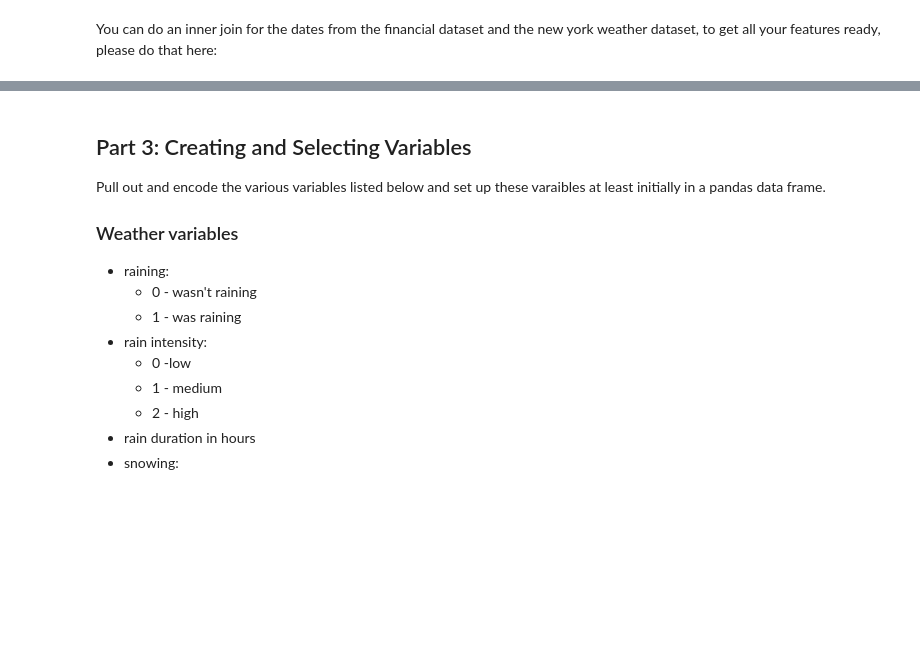
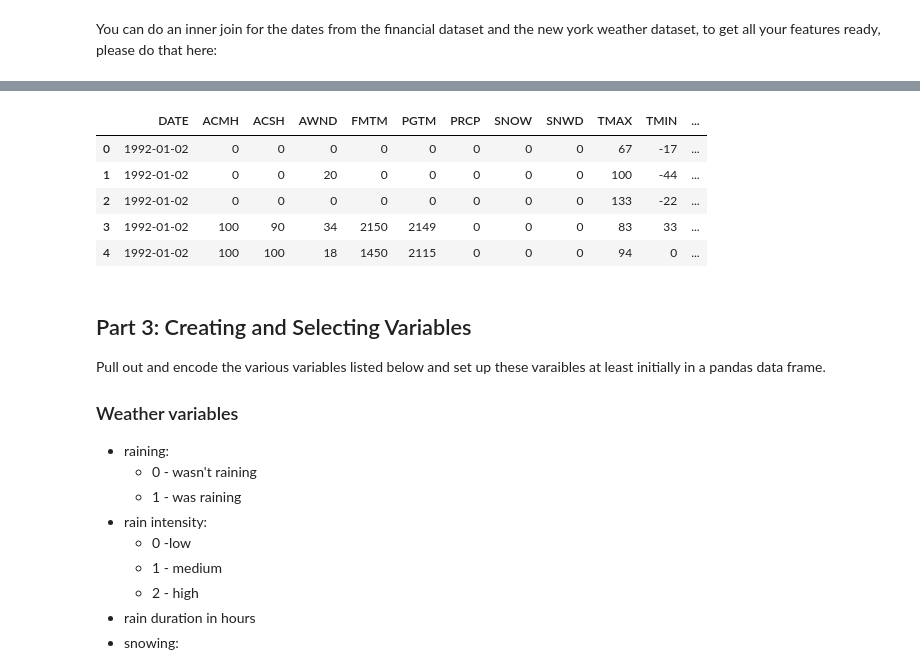
Before and after one commit to tunghoangt/DeepNeuralNet, a Jupyter notebook: HW2/hw2_problem5.ipynb, the cells around one changed output, grey strips where cells are left out. Cells and saved outputs as stored; diff of their text form; code cells hidden in the pictures; blank space fills up the shorter version.

```diff
--- a/HW2/hw2_problem5.ipynb
+++ b/HW2/hw2_problem5.ipynb
@@ -153,3 +177,12 @@ finance_df["DATE"] = pd.to_datetime(finance_df["DATE"])
+# %%
+joined_data.head()
+# %% [output]
+|  | DATE | ACMH | ACSH | AWND | FMTM | PGTM | PRCP | SNOW | SNWD | TMAX | TMIN | ... |
+| 0 | 1992-01-02 | 0 | 0 | 0 | 0 | 0 | 0 | 0 | 0 | 67 | -17 | ... |
+| 1 | 1992-01-02 | 0 | 0 | 20 | 0 | 0 | 0 | 0 | 0 | 100 | -44 | ... |
+| 2 | 1992-01-02 | 0 | 0 | 0 | 0 | 0 | 0 | 0 | 0 | 133 | -22 | ... |
+| 3 | 1992-01-02 | 100 | 90 | 34 | 2150 | 2149 | 0 | 0 | 0 | 83 | 33 | ... |
+| 4 | 1992-01-02 | 100 | 100 | 18 | 1450 | 2115 | 0 | 0 | 0 | 94 | 0 | ... |
 # %% [markdown]
 ## Part 3: Creating and Selecting Variables
 
```
Also changed, not shown: parts of 27 cells of this notebook.
